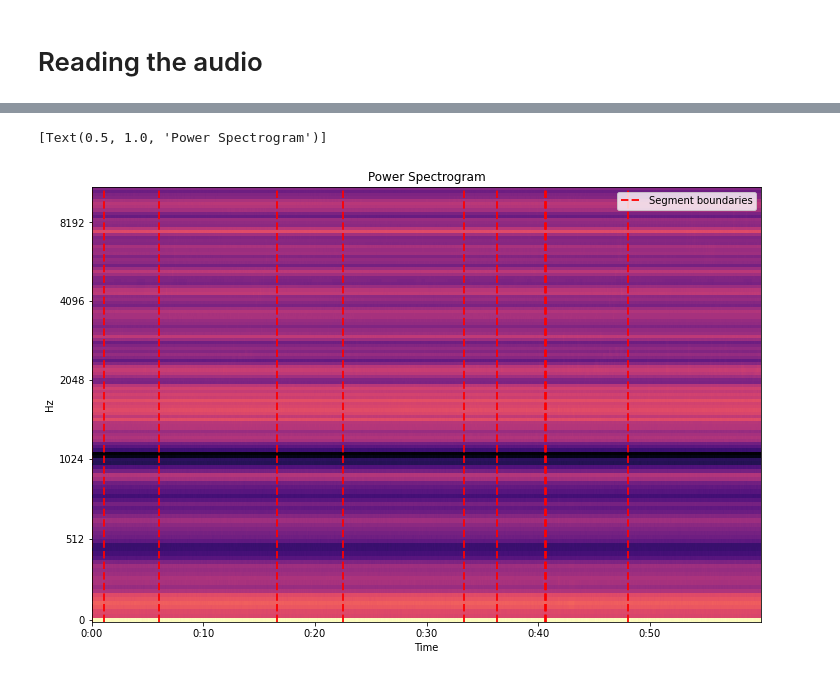
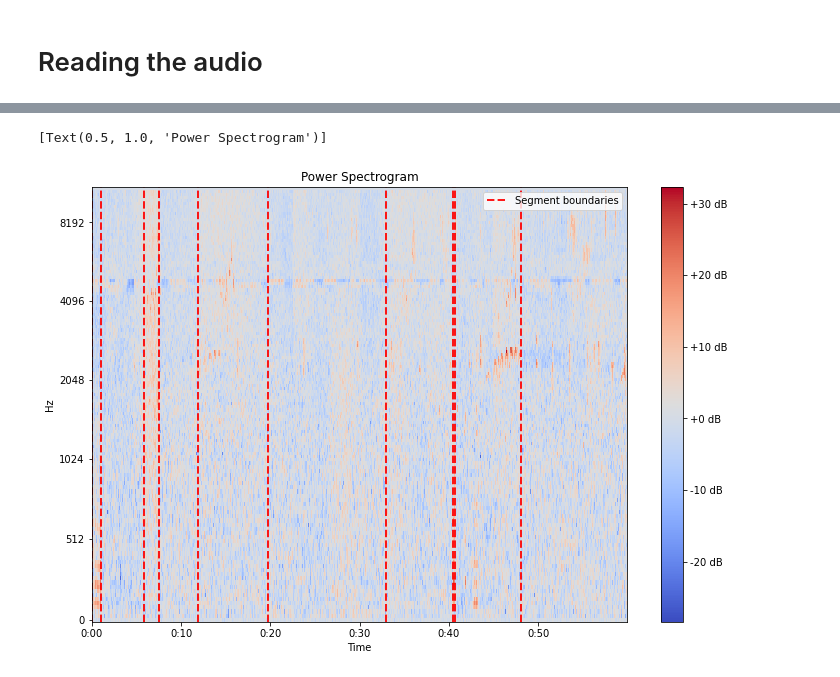
Before and after one commit to JessePires/bird-song-segmentation, a Jupyter notebook: librosa_segment_agglomerative.ipynb, the cells around one changed output, grey strips where cells are left out. Cells and saved outputs as stored; diff of their text form; code cells hidden in the pictures.

```diff
--- a/librosa_segment_agglomerative.ipynb
+++ b/librosa_segment_agglomerative.ipynb
@@ -26,18 +36,0 @@ array([4.64399093e-02, 1.09133787e+00, 6.01396825e+00, 1.65558277e+01,
-# %%
-frequency_means = np.sum(mel, axis=0)
-
-for offset in range(8):
-  frequency_means_chunk = frequency_means[323*offset:323*(offset+1):]
-
-  # Getting the means of the frequencies
-  for i in range(len(frequency_means_chunk+1)):
-    frequency_means_chunk[i] = frequency_means_chunk[i]/323
-
-  print(frequency_means_chunk)
-
-  for i in range(len(mel)):
-    for j in range(len(mel[i])):
-      mel[i][j] -= frequency_means[i]
-
-
-mel
@@ -74,0 +43,13 @@ array([[-2263065.8, -2263064.8, -2263060.8, ..., -2263065. , -2263069. ,
+# %%
+saida = []
+
+for offset in range(8):
+  frequency_means = np.mean(mel[::,323*offset:323*(offset+1)], axis=1)
+  print(frequency_means.shape)
+  saida.append(mel[::,323*offset:323*(offset+1)].T-frequency_means)
+
+saida = np.vstack(saida).T
+print(saida.shape)
+
+bounds = librosa.segment.agglomerative(saida, 10)
+bound_times = librosa.frames_to_time(bounds, sr=sr, n_fft=n_fft, hop_length=hop_length)
@@ -75,19 +66,20 @@ array([[-2263065.8, -2263064.8, -2263060.8, ..., -2263065. , -2263069. ,
 # %%
 fig, ax = plt.subplots(figsize=(12, 8))
 trans = mpt.blended_transform_factory(ax.transData, ax.transAxes)
-librosa.display.specshow(mel, y_axis='mel', x_axis='time', ax=ax, n_fft=2048, hop_length=512, sr=sr)
+img = librosa.display.specshow(saida, y_axis='mel', x_axis='time', ax=ax, n_fft=n_fft, hop_length=hop_length, sr=sr)
 ax.vlines(bound_times,
           0,
           1,
           color='red',
           linestyle='--',
           linewidth=2,
           alpha=0.9,
           label='Segment boundaries',
           transform=trans,
          )
 ax.legend()
-ax.set(title='Power Spectrogram')
+fig.colorbar(img, ax=ax, format="%+2.f dB")
+ax.set(title='Spectrogram')
 # %% [output]
 [Text(0.5, 1.0, 'Power Spectrogram')]
-[figure, old version]
+[figure, new version]
```
Also changed, not shown: parts of 5 cells of this notebook.
